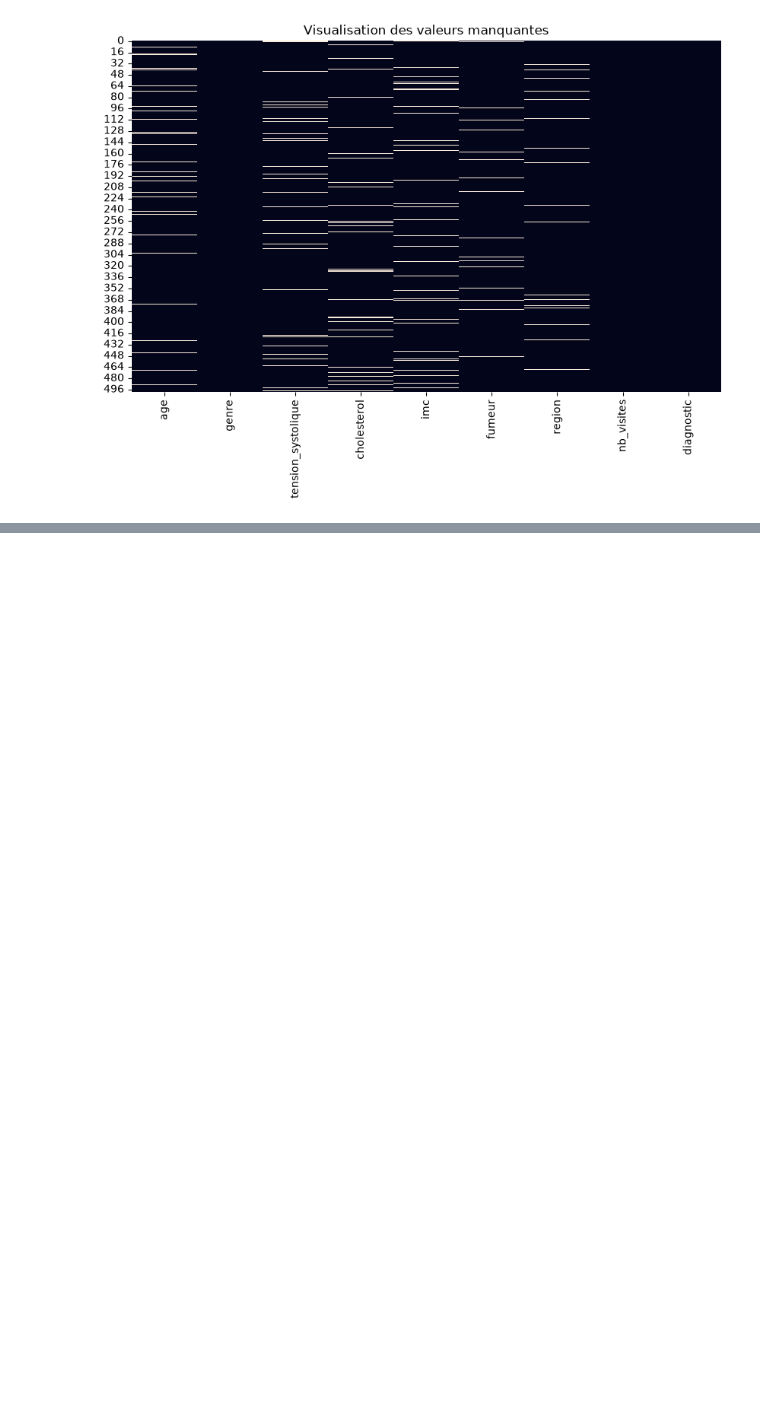
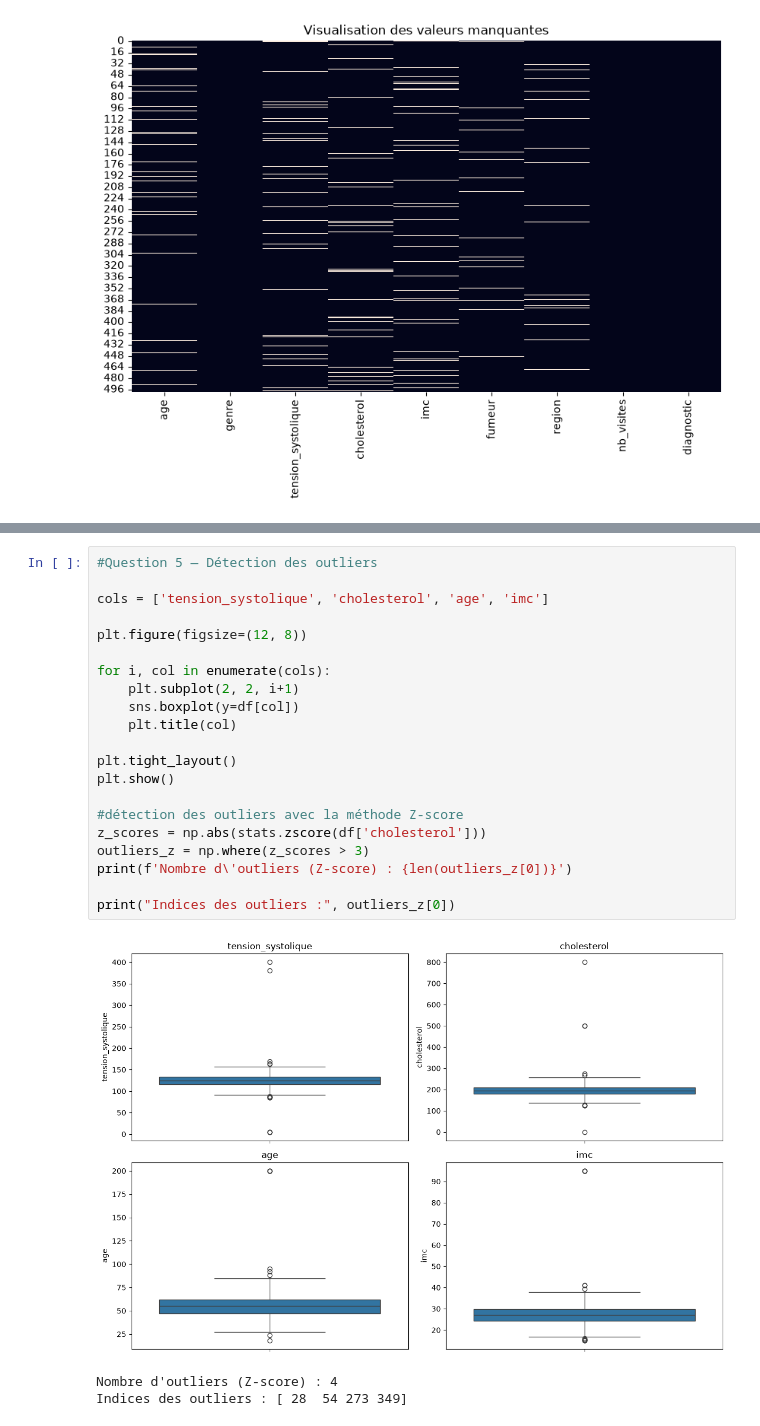
Before and after one commit to Afaf-bel/-predict-a-patient-s-cardiac-risk, a Jupyter notebook: tp1.ipynb, the cells around one changed output, grey strips where cells are left out. Cells and saved outputs as stored; diff of their text form; blank space fills up the shorter version.

```diff
--- a/tp1.ipynb
+++ b/tp1.ipynb
@@ -106,0 +147,25 @@ dtype: int64
+# %%
+#Question 5 — Détection des outliers
+
+cols = ['tension_systolique', 'cholesterol', 'age', 'imc']
+
+plt.figure(figsize=(12, 8))
+
+for i, col in enumerate(cols):
+    plt.subplot(2, 2, i+1)
+    sns.boxplot(y=df[col])
+    plt.title(col)
+
+plt.tight_layout()
+plt.show()
+
+#détection des outliers avec la méthode Z-score
+z_scores = np.abs(stats.zscore(df['cholesterol']))
+outliers_z = np.where(z_scores > 3)
+print(f'Nombre d\'outliers (Z-score) : {len(outliers_z[0])}')
+
+print("Indices des outliers :", outliers_z[0])
+# %% [output]
+[figure, added]
+Nombre d'outliers (Z-score) : 4
+Indices des outliers : [ 28  54 273 349]
```
Also changed, not shown: parts of 6 cells of this notebook.
